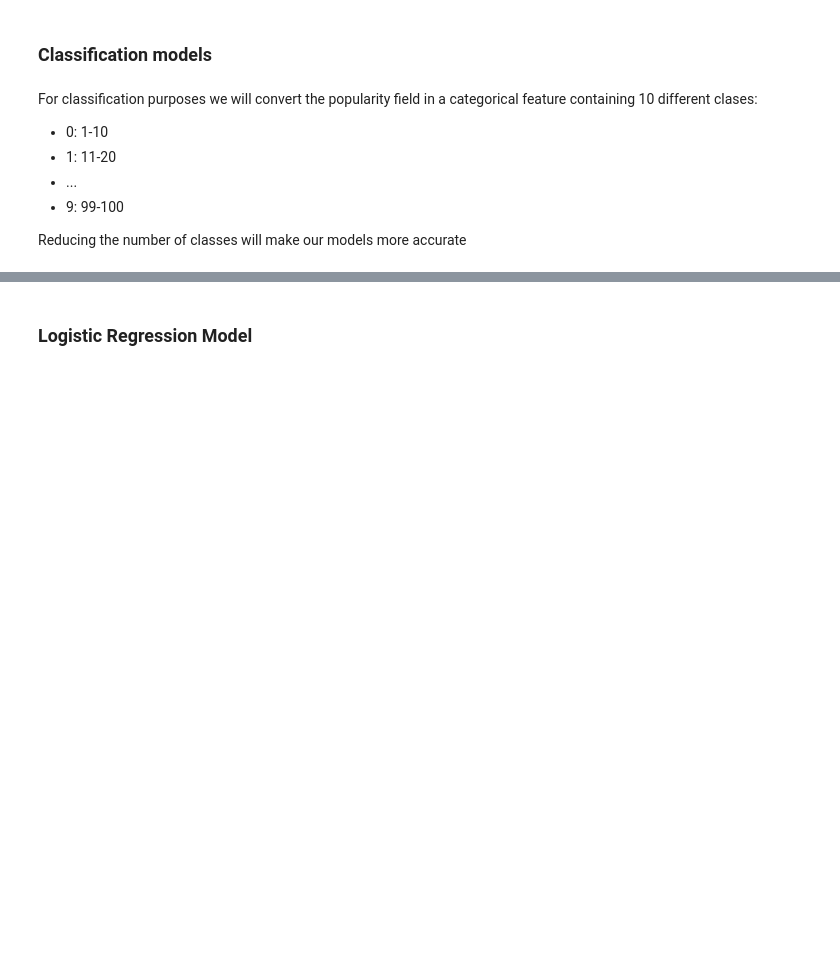
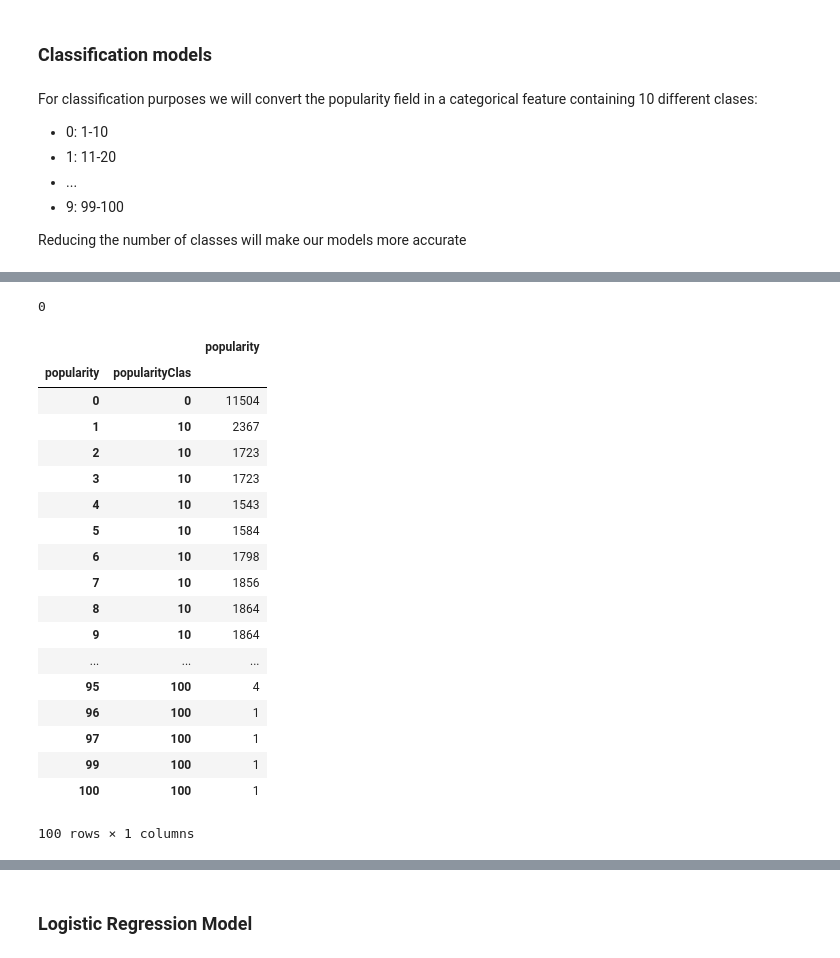
Before and after one commit to AlbertoCastellanos/Ironhack_Data_FinalProject, a Jupyter notebook: main.ipynb, the cells around one changed output, grey strips where cells are left out. Saved outputs shown, nothing was run; the diff lists cells and outputs as text; code cells hidden in the pictures; blank space fills up the shorter version.

```diff
--- a/main.ipynb
+++ b/main.ipynb
@@ -370 +442,27 @@ spotifyFilt.columns
+# %%
+Clas['popularityClas'].isna().sum()
+# %% [output]
+0
+# %%
+Clas[['popularity','popularityClas']].groupby(['popularity','popularityClas']).agg({'popularity':'count'})
+# %% [output]
+|  |  | popularity |
+| popularity | popularityClas |  |
+| 0 | 0 | 11504 |
+| 1 | 10 | 2367 |
+| 2 | 10 | 1723 |
+| 3 | 10 | 1723 |
+| 4 | 10 | 1543 |
+| 5 | 10 | 1584 |
+| 6 | 10 | 1798 |
+| 7 | 10 | 1856 |
+| 8 | 10 | 1864 |
+| 9 | 10 | 1864 |
+| ... | ... | ... |
+| 95 | 100 | 4 |
+| 96 | 100 | 1 |
+| 97 | 100 | 1 |
+| 99 | 100 | 1 |
+| 100 | 100 | 1 |
+100 rows × 1 columns
 # %%
```
Also changed, not shown: parts of 22 cells of this notebook.
